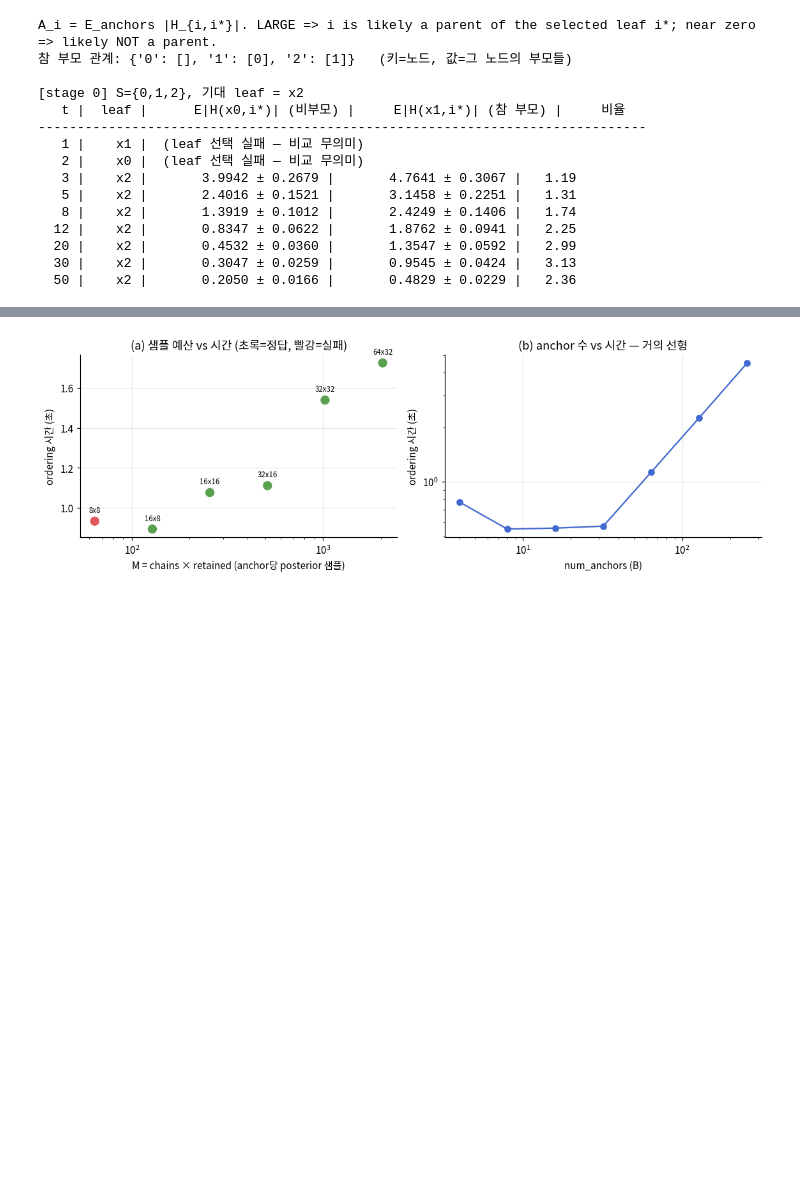
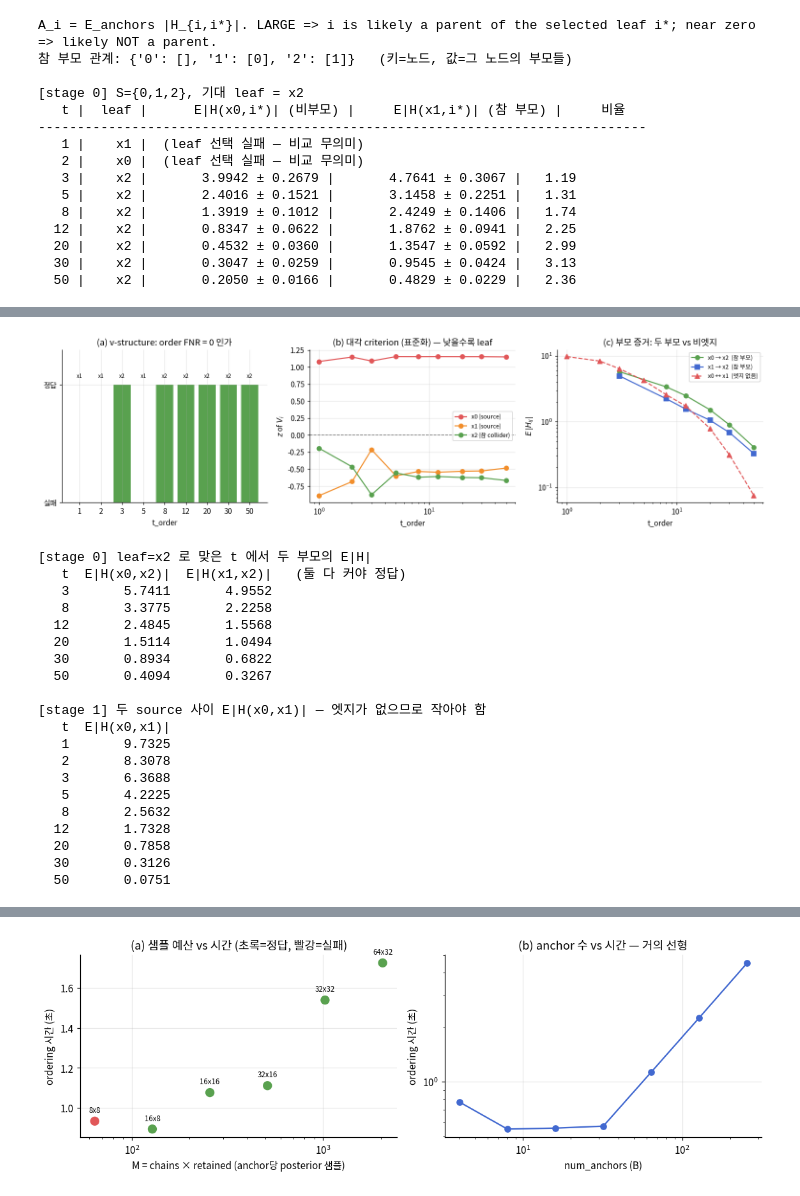
Before and after one commit to hkkwon0922/nonparametric_graphical_diffusion, a Jupyter notebook: main.ipynb, the cells around one changed output, grey strips where cells are left out. Cells and saved outputs as stored; diff of their text form; code cells hidden in the pictures; blank space fills up the shorter version.

```diff
--- a/main.ipynb
+++ b/main.ipynb
@@ -549,0 +719,78 @@ stage 0: leaf가 올바로 x2로 뽑힌 7개 t 중 7개에서 참 부모 x1의 A
+# %%
+fig, axes = plt.subplots(1, 3, figsize=(14, 3.9))
+tv = [r["t_order"] for r in V["ordering"]]
+
+# (a) ordering 정확도
+ax = axes[0]
+okv = [r["order_is_valid"] for r in V["ordering"]]
+ax.bar(range(len(tv)), [1 if o else 0 for o in okv],
+       color=["#59a14f" if o else "#e15759" for o in okv])
+ax.set_xticks(range(len(tv))); ax.set_xticklabels(tv)
+ax.set_ylim(0, 1.3); ax.set_yticks([0, 1]); ax.set_yticklabels(["실패", "정답"])
+ax.set_xlabel("t_order"); ax.set_title("(a) v-structure: order FNR = 0 인가")
+for i, r in enumerate(V["ordering"]):
+    ax.text(i, 1.06, f"x{r['first_leaf']}", ha="center", fontsize=7.5)
+
+# (b) stage 0 대각 criterion (표준화) — x2가 최저여야 정답
+ax = axes[1]
+cz = zscore_rows(np.array([r["diag_variance"] for r in V["stage0"]]))
+for k, c in zip(range(3), ["#e15759", "#f28e2b", "#59a14f"]):
+    ax.plot(tv, cz[:, k], "o-", color=c,
+            label=f"x{k}" + (" (참 collider)" if k == 2 else " (source)"))
+ax.axhline(0.0, color="gray", ls="--", lw=1)
+ax.set_xscale("log"); ax.set_xlabel("t_order")
+ax.set_ylabel(r"$z$ of $V_i$"); ax.set_title("(b) 대각 criterion (표준화) — 낮을수록 leaf")
+ax.legend(fontsize=8)
+
+# (c) 부모 증거: leaf가 x2로 맞은 t만
+ax = axes[2]
+pa0, pa1, tp = [], [], []
+for r in V["stage0"]:
+    if not r["leaf_correct"]:
+        continue
+    S, k = r["S"], r["selected_local_index"]
+    am = np.array(r["abs_mean"])
+    tp.append(r["t_order"])
+    pa0.append(am[S.index(0), k]); pa1.append(am[S.index(1), k])
+src = [r["offdiag_abs_mean_vs_leaf"] for r in V["stage1"]]
+s01 = [list(d.values())[0] for d in src]
+
+ax.plot(tp, pa0, "o-", color="#59a14f", label="x0 → x2  (참 부모)")
+ax.plot(tp, pa1, "s-", color="#4269d0", label="x1 → x2  (참 부모)")
+ax.plot(tv, s01, "^--", color="#e15759", label="x0 ↔ x1  (엣지 없음)")
+ax.set_xscale("log"); ax.set_yscale("log")
+ax.set_xlabel("t_order"); ax.set_ylabel(r"$E\,|H_{ij}|$")
+ax.set_title("(c) 부모 증거: 두 부모 vs 비엣지"); ax.legend(fontsize=8)
+
+fig.tight_layout(); plt.show()
+
+print("[stage 0] leaf=x2 로 맞은 t 에서 두 부모의 E|H|")
+print(f"{'t':>4} {'E|H(x0,x2)|':>12} {'E|H(x1,x2)|':>12}   (둘 다 커야 정답)")
+for t_, v0, v1 in zip(tp, pa0, pa1):
+    print(f"{t_:>4} {v0:12.4f} {v1:12.4f}")
+print(f"\n[stage 1] 두 source 사이 E|H(x0,x1)| — 엣지가 없으므로 작아야 함")
+print(f"{'t':>4} {'E|H(x0,x1)|':>12}")
+for r in V["stage1"]:
+    print(f"{r['t_order']:>4} {list(r['offdiag_abs_mean_vs_leaf'].values())[0]:12.4f}")
+# %% [output]
+[figure, added]
+[stage 0] leaf=x2 로 맞은 t 에서 두 부모의 E|H|
+   t  E|H(x0,x2)|  E|H(x1,x2)|   (둘 다 커야 정답)
+   3       5.7411       4.9552
+   8       3.3775       2.2258
+  12       2.4845       1.5568
+  20       1.5114       1.0494
+  30       0.8934       0.6822
+  50       0.4094       0.3267
+
+[stage 1] 두 source 사이 E|H(x0,x1)| — 엣지가 없으므로 작아야 함
+   t  E|H(x0,x1)|
+   1       9.7325
+   2       8.3078
+   3       6.3688
+   5       4.2225
+   8       2.5632
+  12       1.7328
+  20       0.7858
+  30       0.3126
+  50       0.0751
```
Also changed, not shown: parts of 15 cells of this notebook, 4 other files.
